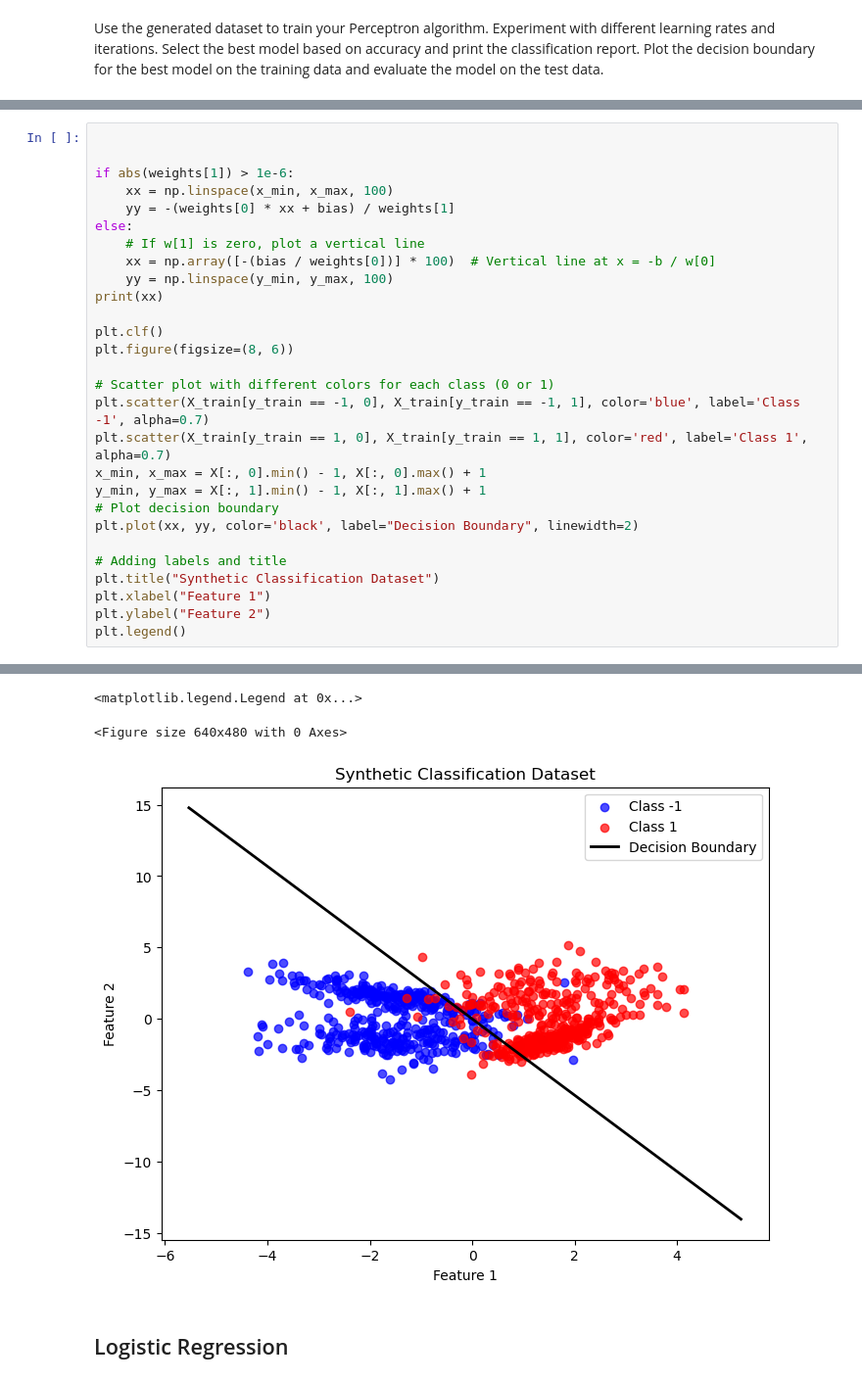
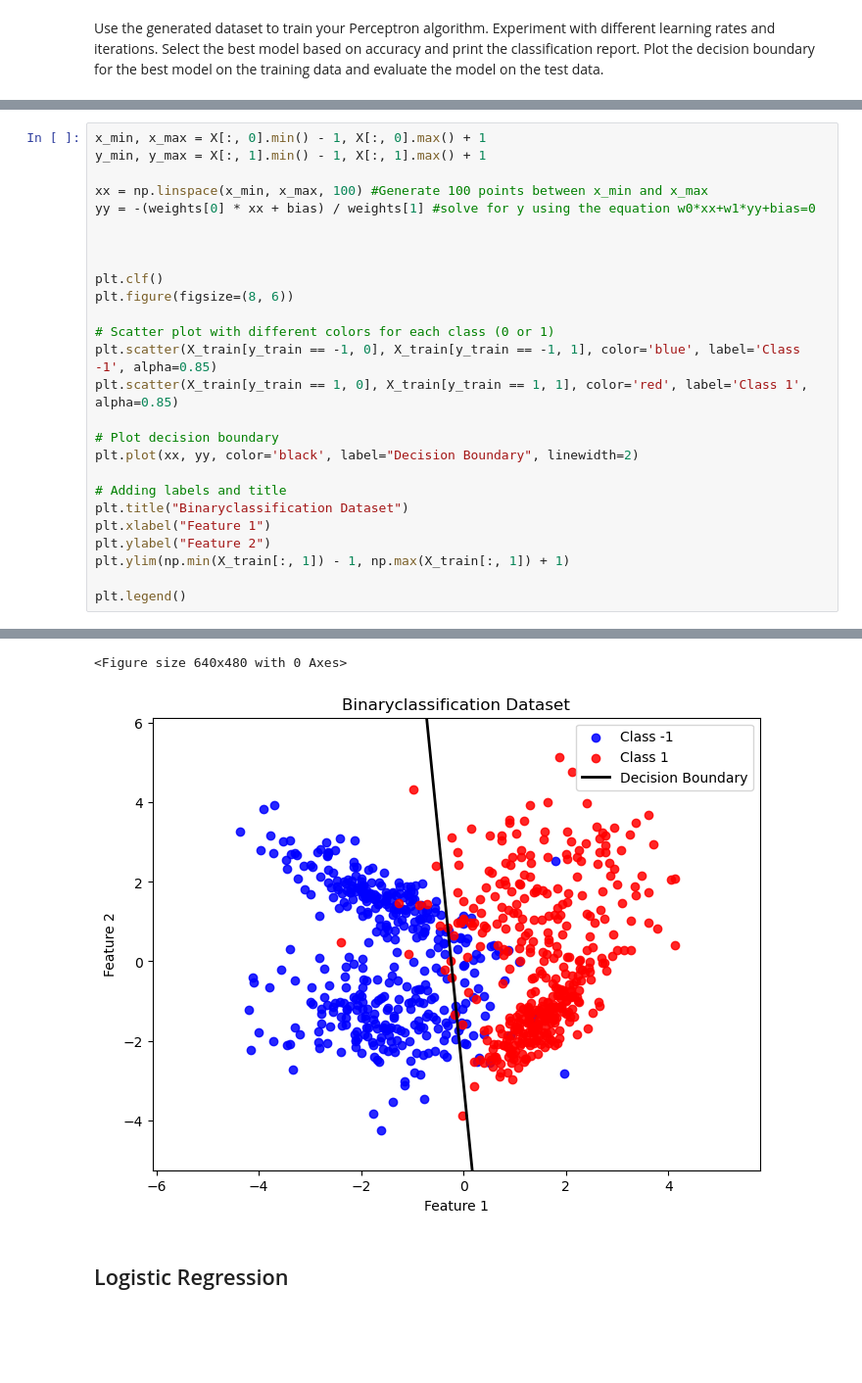
Before and after one commit to chandana4/Deep_Learning_Lab, a Jupyter notebook: Lab_0.ipynb, the cells around one changed output, grey strips where cells are left out. Shown: that part at 98% size. Saved outputs shown, nothing was run; the diff lists cells and outputs as text; blank space fills up the shorter version.

```diff
--- a/Lab_0.ipynb
+++ b/Lab_0.ipynb
@@ -84,29 +89,27 @@ print(mean_squared_loss(y_test, linear_output))
 # %%
+x_min, x_max = X[:, 0].min() - 1, X[:, 0].max() + 1
+y_min, y_max = X[:, 1].min() - 1, X[:, 1].max() + 1
+
+xx = np.linspace(x_min, x_max, 100) #Generate 100 points between x_min and x_max
+yy = -(weights[0] * xx + bias) / weights[1] #solve for y using the equation w0*xx+w1*yy+bias=0
 
 
-if abs(weights[1]) > 1e-6:
-    xx = np.linspace(x_min, x_max, 100)
-    yy = -(weights[0] * xx + bias) / weights[1]
-else:
-    # If w[1] is zero, plot a vertical line
-    xx = np.array([-(bias / weights[0])] * 100)  # Vertical line at x = -b / w[0]
-    yy = np.linspace(y_min, y_max, 100)
-print(xx)
 
 plt.clf()
 plt.figure(figsize=(8, 6))
 
 # Scatter plot with different colors for each class (0 or 1)
-plt.scatter(X_train[y_train == -1, 0], X_train[y_train == -1, 1], color='blue', label='Class -1', alpha=0.7)
-plt.scatter(X_train[y_train == 1, 0], X_train[y_train == 1, 1], color='red', label='Class 1', alpha=0.7)
-x_min, x_max = X[:, 0].min() - 1, X[:, 0].max() + 1
-y_min, y_max = X[:, 1].min() - 1, X[:, 1].max() + 1
+plt.scatter(X_train[y_train == -1, 0], X_train[y_train == -1, 1], color='blue', label='Class -1', alpha=0.85)
+plt.scatter(X_train[y_train == 1, 0], X_train[y_train == 1, 1], color='red', label='Class 1', alpha=0.85)
+
 # Plot decision boundary
 plt.plot(xx, yy, color='black', label="Decision Boundary", linewidth=2)
 
 # Adding labels and title
-plt.title("Synthetic Classification Dataset")
+plt.title("Binaryclassification Dataset")
 plt.xlabel("Feature 1")
 plt.ylabel("Feature 2")
+plt.ylim(np.min(X_train[:, 1]) - 1, np.max(X_train[:, 1]) + 1)
+
 plt.legend()
 # %% [output]
@@ -130,6 +117,5 @@ plt.legend()
-<matplotlib.legend.Legend at 0x...>
+<Figure size 640x480 with 0 Axes>
-<Figure size 640x480 with 0 Axes>
-[figure, old version]
+[figure, new version]
 # %% [markdown]
 ## Logistic Regression
 # %% [markdown]
```
Also changed, not shown: parts of 8 cells of this notebook.
